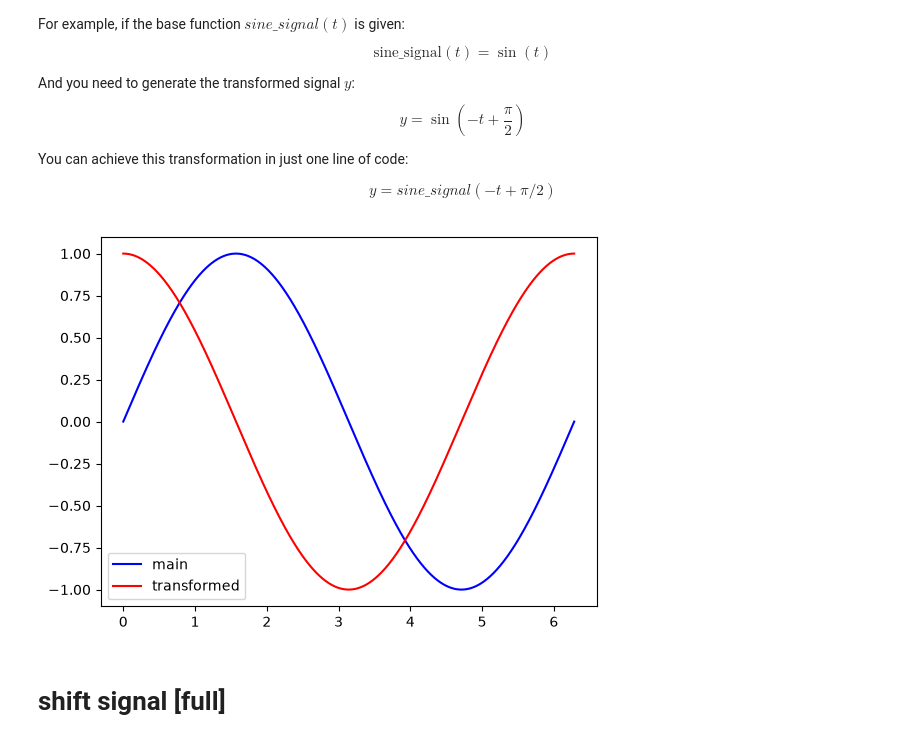
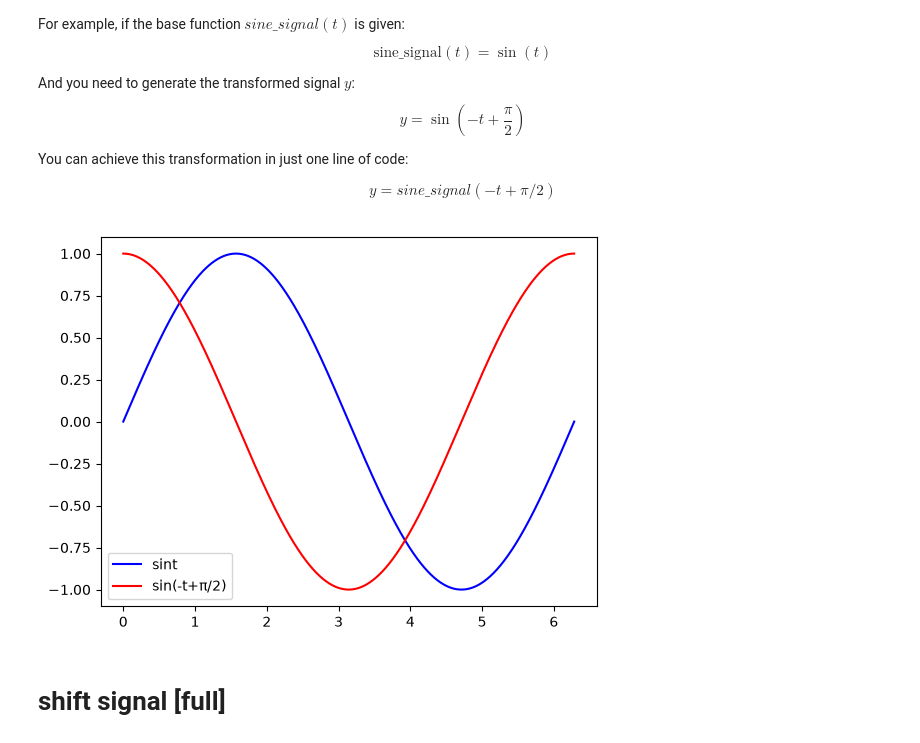
Before and after one commit to TJ-Paul/python-notes, a Jupyter notebook: 3_3_matplotlib_eqn_1.ipynb, the cells around one changed output. Drawn from its saved outputs; the diff is of its cells as text; code cells hidden in the pictures.

```diff
--- a/3_3_matplotlib_eqn_1.ipynb
+++ b/3_3_matplotlib_eqn_1.ipynb
@@ -21,23 +21,23 @@ $$ y = sine\_signal(-t + π / 2) $$
 # %%
 # code explanation
 
 def sine_signal(t):
     x = np.sin(t)
     return x
 
 def main():
     t = np.linspace(0,np.pi * 2, 1000)
     x = sine_signal(t)
     y = sine_signal(-t + np.pi / 2)
 
-    plt.plot(t,x, color='blue', label = 'main')
-    plt.plot(t,y, color='red', label = 'transformed')
+    plt.plot(t,x, color='blue', label = 'sint')
+    plt.plot(t,y, color='red', label = 'sin(-t+π/2)')
 
     plt.legend()
     plt.show()
 main()
 # %% [output]
-[figure, old version]
+[figure, new version]
 # %% [markdown]
 # shift signal [full]
 # %%
```
Also changed, not shown: 2 other files.
